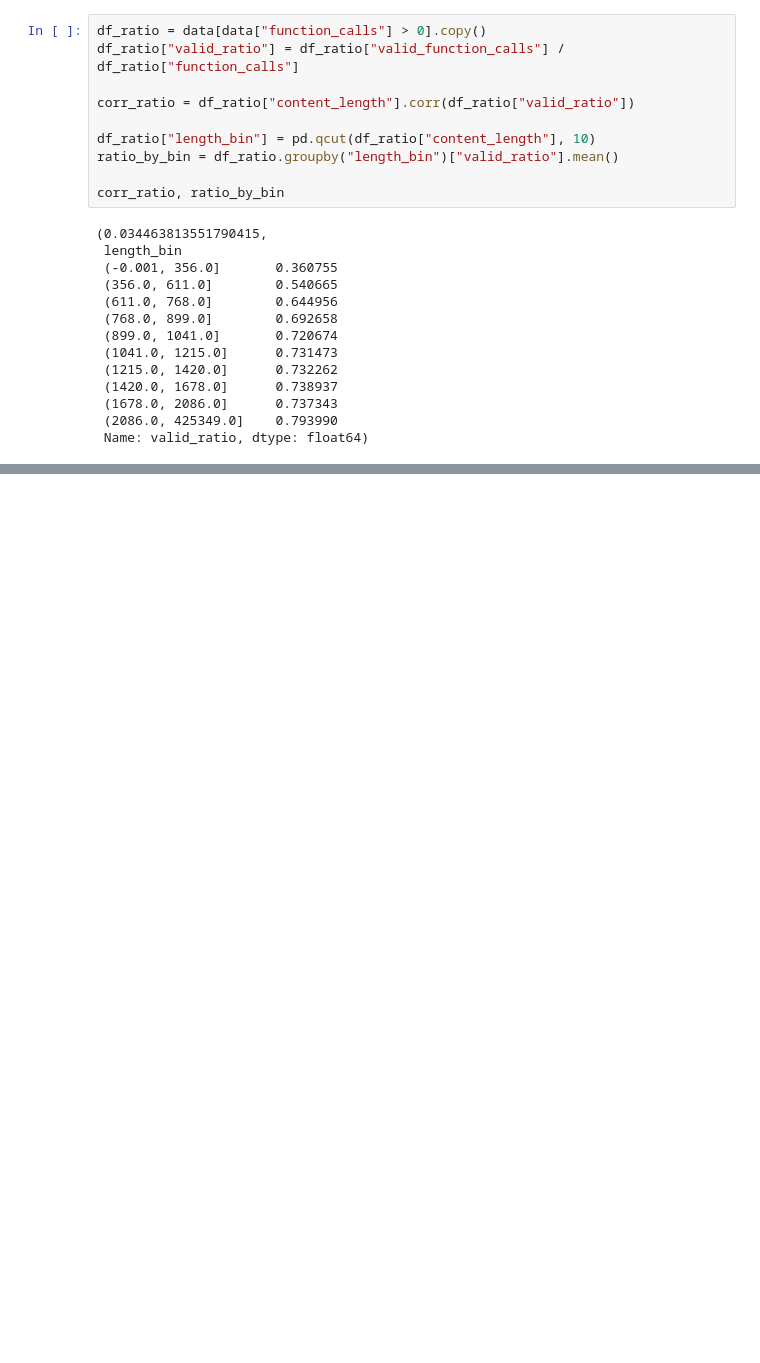
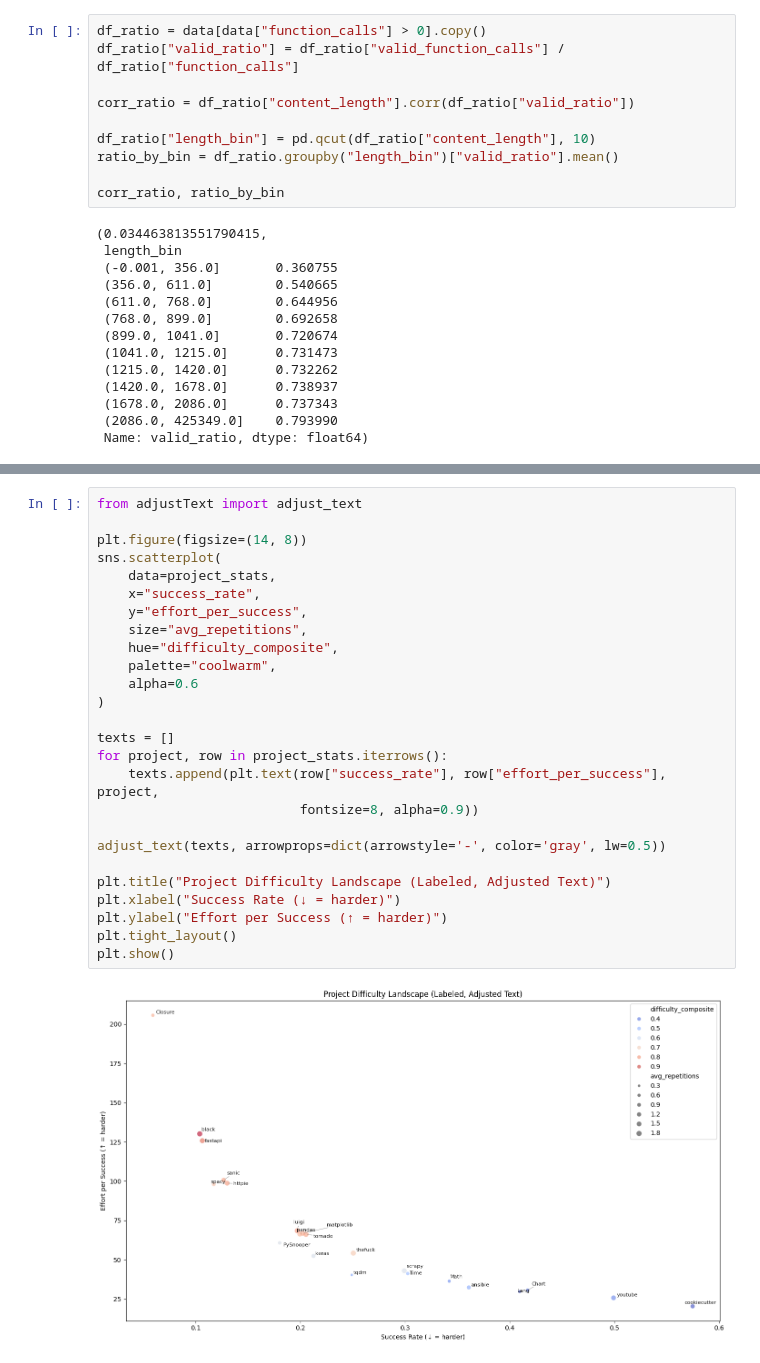
Before and after one commit to HyunjoonCho/trajectory-dissection, a Jupyter notebook: autofl_base_analysis.ipynb, the cells around one changed output, grey strips where cells are left out. Saved outputs shown, nothing was run; the diff lists cells and outputs as text; blank space fills up the shorter version.

```diff
--- a/autofl_base_analysis.ipynb
+++ b/autofl_base_analysis.ipynb
@@ -444,0 +487,28 @@ plt.show()
+# %%
+from adjustText import adjust_text
+
+plt.figure(figsize=(14, 8))
+sns.scatterplot(
+    data=project_stats,
+    x="success_rate",
+    y="effort_per_success",
+    size="avg_repetitions",
+    hue="difficulty_composite",
+    palette="coolwarm",
+    alpha=0.6
+)
+
+texts = []
+for project, row in project_stats.iterrows():
+    texts.append(plt.text(row["success_rate"], row["effort_per_success"], project,
+                          fontsize=8, alpha=0.9))
+
+adjust_text(texts, arrowprops=dict(arrowstyle='-', color='gray', lw=0.5))
+
+plt.title("Project Difficulty Landscape (Labeled, Adjusted Text)")
+plt.xlabel("Success Rate (↓ = harder)")
+plt.ylabel("Effort per Success (↑ = harder)")
+plt.tight_layout()
+plt.show()
+# %% [output]
+[figure, added]
```
Also changed, not shown: parts of 6 cells of this notebook.
